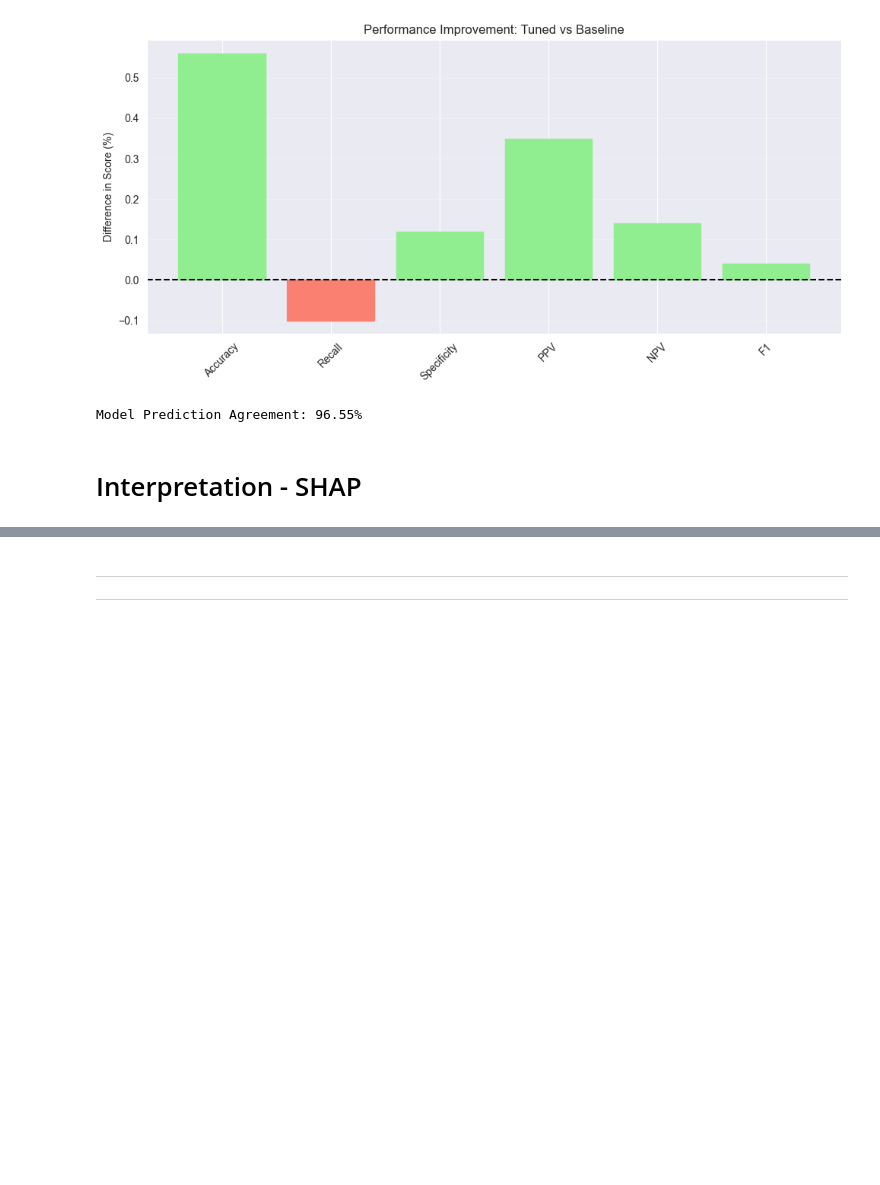
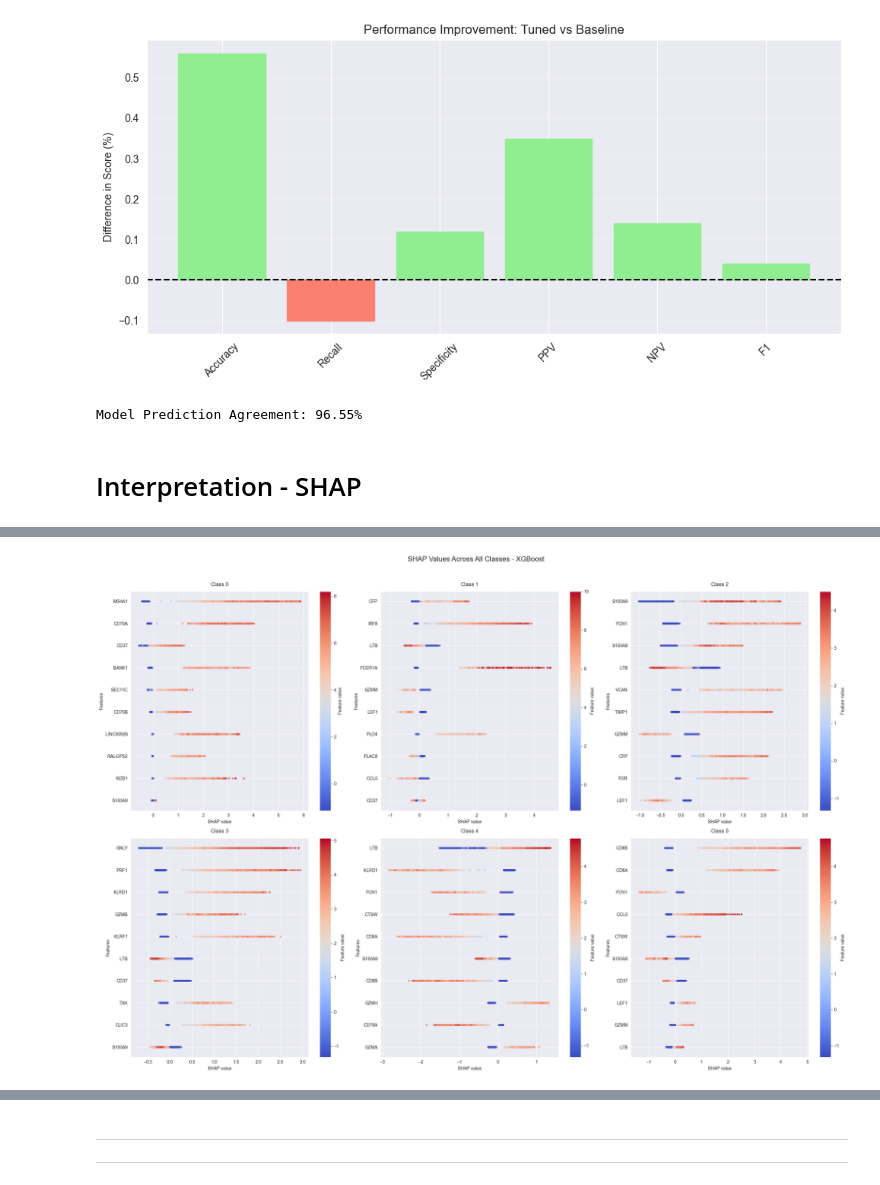
Before and after one commit to dvoulgari/MLCB_Final_Project, a Jupyter notebook: notebooks/xgboost_model_analysis.ipynb, the cells around one changed output, grey strips where cells are left out. Cells and saved outputs as stored; diff of their text form; code cells hidden in the pictures; blank space fills up the shorter version.

Commit message:
final xgboost

```diff
--- a/notebooks/xgboost_model_analysis.ipynb
+++ b/notebooks/xgboost_model_analysis.ipynb
@@ -407,0 +421,57 @@ shap.summary_plot(shap_values, X_kot_aligned, feature_names=expected_features, m
+# %%
+import shap
+import joblib
+
+# Load later
+shap_values = joblib.load('shap_values_xgboost.pkl')
+# %%
+# Create figure and axes
+fig, axes = plt.subplots(2, 3, figsize=(24, 16))
+plt.subplots_adjust(hspace=0.4, wspace=0.3)
+fig.suptitle('SHAP Values Across All Classes - XGBoost', y=1.02, fontsize=16)
+
+# Flatten axes for easy iteration
+axes = axes.flatten()
+
+for class_idx in range(6):
+    # SHAP values and feature values for this class
+    shap_vals = shap_values[..., class_idx].values
+    feature_vals = X_kot_aligned.values
+    feature_names = X_kot_aligned.columns
+
+    # Top features by mean absolute SHAP
+    vals = np.abs(shap_vals).mean(0)
+    feature_order = np.argsort(vals)[-10:]  # Top 10 features
+
+    # Plot manually
+    for pos, i in enumerate(feature_order):
+        axes[class_idx].scatter(
+            x=shap_vals[:, i],
+            y=np.array([pos] * shap_vals.shape[0]),
+            c=feature_vals[:, i],
+            cmap='coolwarm',
+            alpha=0.7,
+            linewidth=0,
+            s=16
+        )
+
+    # Customize plot
+    axes[class_idx].set_title(f'Class {class_idx}', pad=12)
+    axes[class_idx].set_yticks(range(len(feature_order)))
+    axes[class_idx].set_yticklabels([feature_names[i] for i in feature_order])
+    axes[class_idx].set_xlabel('SHAP value')
+    axes[class_idx].set_ylabel('Features')
+
+    # Add colorbar to the right of each subplot
+    norm = plt.Normalize(
+        np.min(feature_vals[:, feature_order]),
+        np.max(feature_vals[:, feature_order])
+    )
+    sm = plt.cm.ScalarMappable(cmap='coolwarm', norm=norm)
+    sm.set_array([])
+    fig.colorbar(sm, ax=axes[class_idx], label='Feature value')
+
+plt.tight_layout()
+plt.show()
+# %% [output]
+[figure, added]
```
Also changed, not shown: parts of 6 cells of this notebook.
